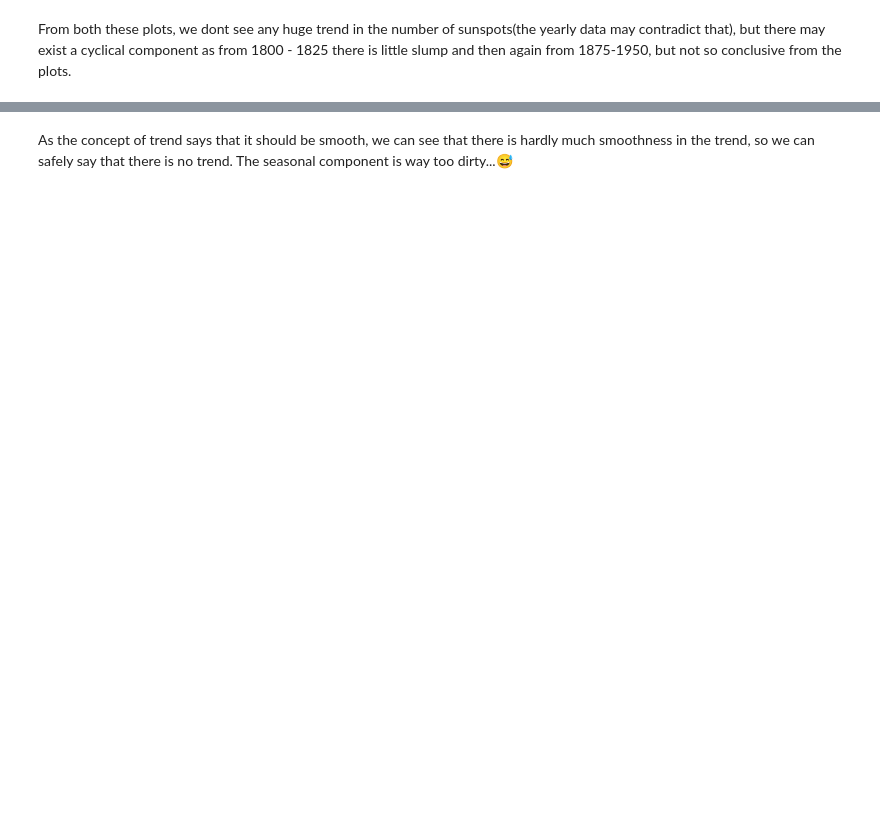
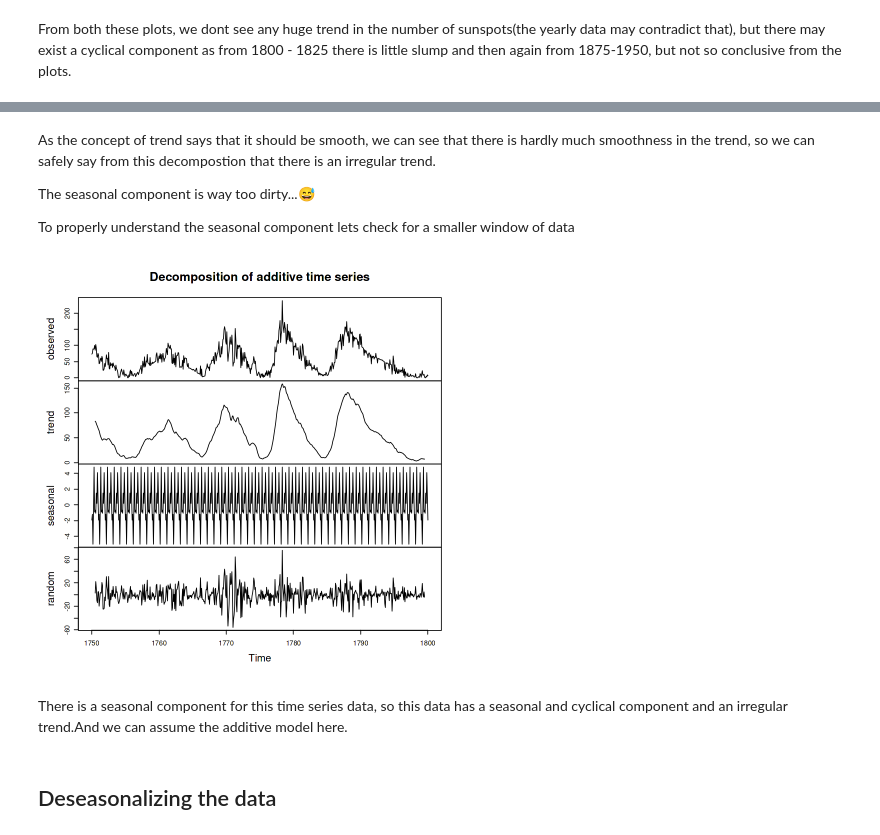
Before and after one commit to haverstein/Sunspot_Project, a Jupyter notebook: Sunspot_time_series.ipynb, the cells around one changed output, grey strips where cells are left out. Cells and saved outputs as stored; diff of their text form; code cells hidden in the pictures; blank space fills up the shorter version.

Commit message:
modelling complete

```diff
--- a/Sunspot_time_series.ipynb
+++ b/Sunspot_time_series.ipynb
@@ -119,3 +124,14 @@ plot(decompose(monthly))
 # %% [markdown]
-As the concept of trend says that it should be smooth, we can see that there is hardly much smoothness in the trend, so we can safely say that there is no trend.
+As the concept of trend says that it should be smooth, we can see that there is hardly much smoothness in the trend, so we can safely say from this decompostion that there is an irregular trend.
+
 The seasonal component is way too dirty...😅
+
+To properly understand the seasonal component lets check for a smaller window of data
+# %%
+plot(decompose(window(monthly,start=1750,end=1800)))
+# %% [output]
+[figure, added]
+# %% [markdown]
+There is a seasonal component for this time series data, so this data has a seasonal and cyclical component and an irregular trend.And we can assume the additive model here.
+# %% [markdown]
+## Deseasonalizing the data
```
Also changed, not shown: parts of 43 cells of this notebook.
